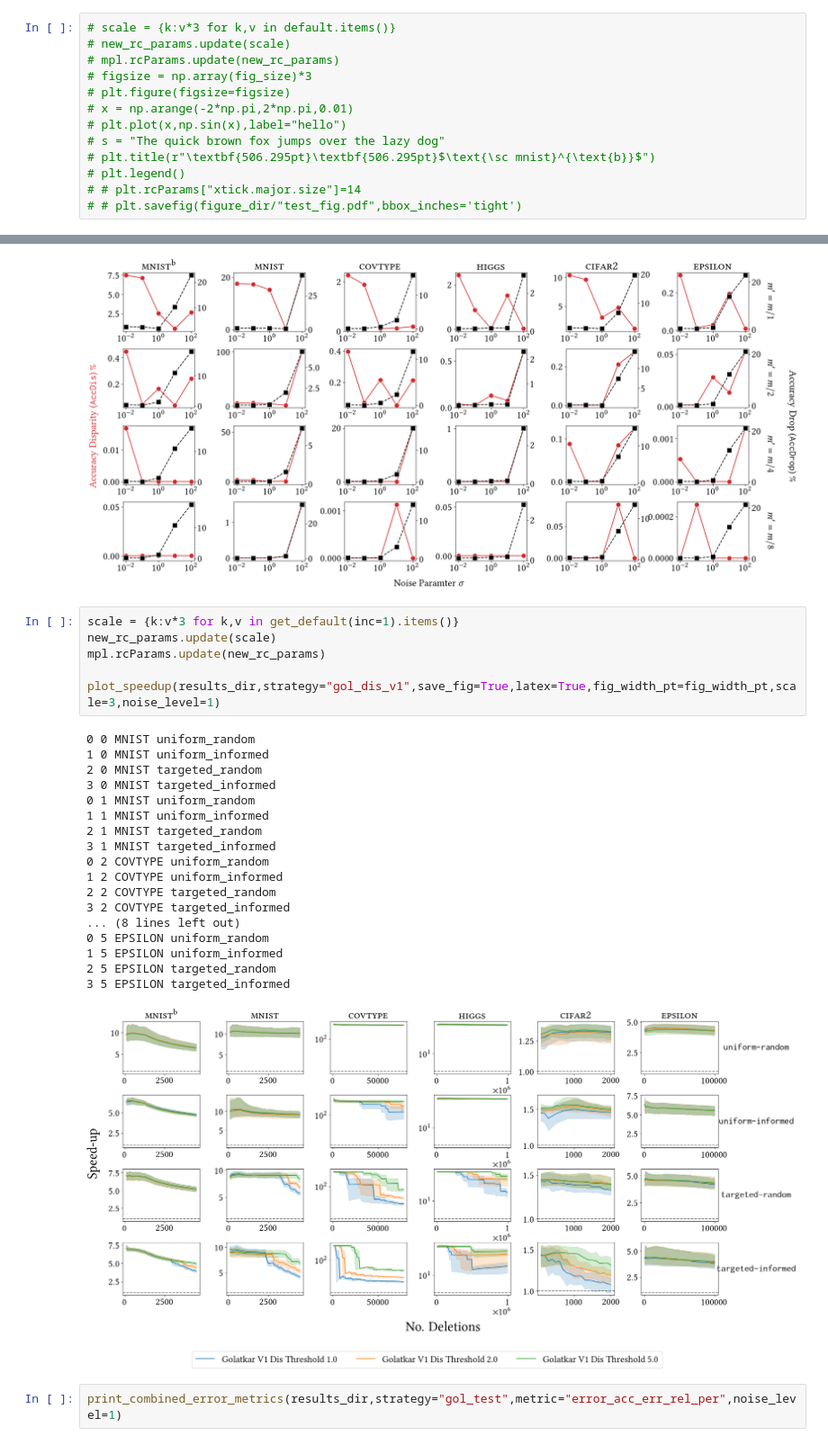
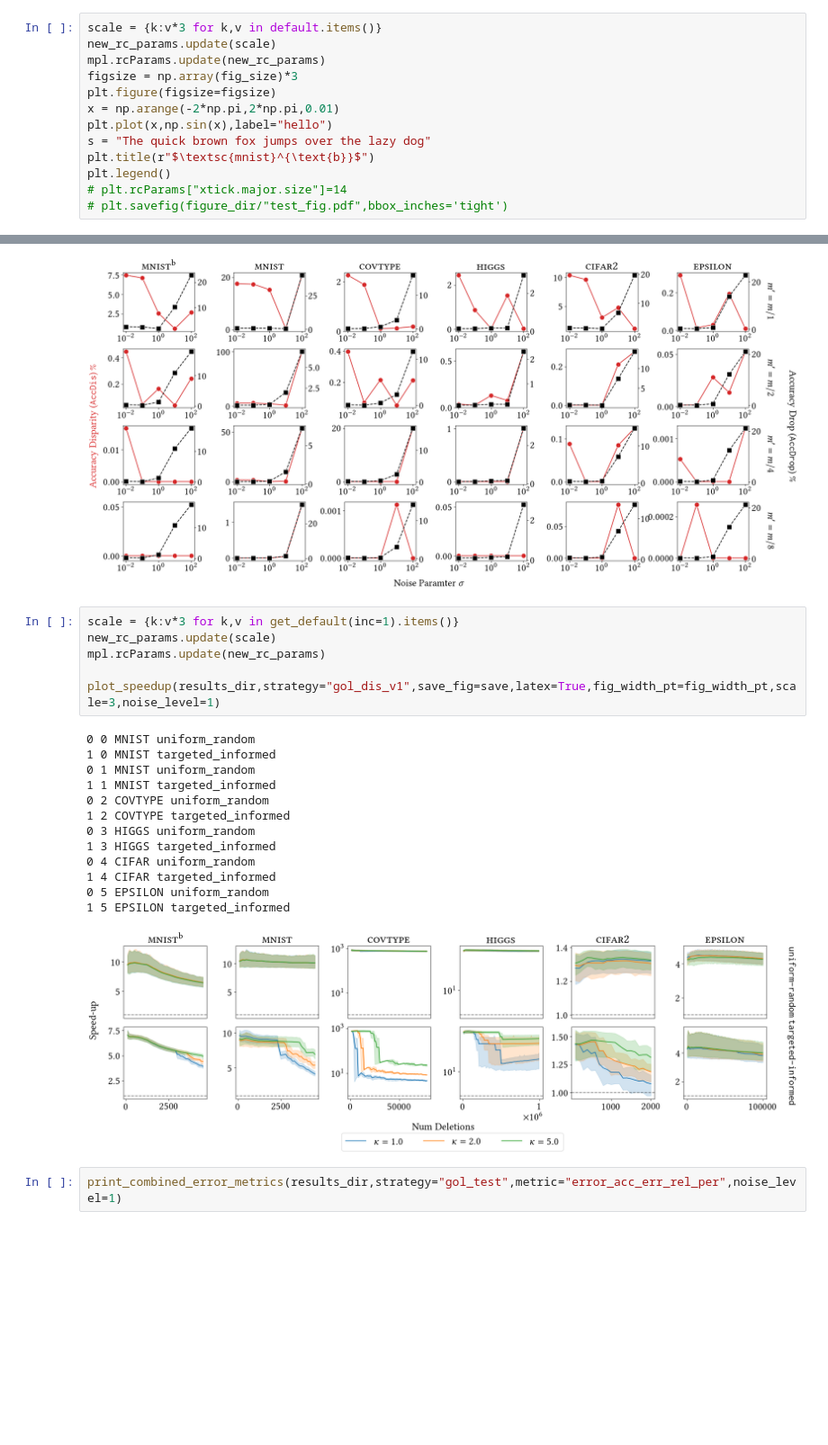
Before and after one commit to testc2/unlearning-experiments, a Jupyter notebook: code/plotting/Final Plots.ipynb, the cells around one changed output, grey strips where cells are left out. Shown at 90% size. Saved outputs shown, nothing was run; the diff lists cells and outputs as text; blank space fills up the shorter version.

Commit message:
Updates to plotting code
Adds custom plots, compresses existing plots and other minor things

```diff
--- a/code/plotting/Final Plots.ipynb
+++ b/code/plotting/Final Plots.ipynb
@@ -59,15 +60,15 @@ fig_size = [fig_width,fig_height]
 mpl.rcParams.update(new_rc_params)
 save = True
 # %%
-# scale = {k:v*3 for k,v in default.items()}
-# new_rc_params.update(scale)
-# mpl.rcParams.update(new_rc_params)
-# figsize = np.array(fig_size)*3
-# plt.figure(figsize=figsize)
-# x = np.arange(-2*np.pi,2*np.pi,0.01)
-# plt.plot(x,np.sin(x),label="hello")
-# s = "The quick brown fox jumps over the lazy dog"
-# plt.title(r"\textbf{506.295pt}\textbf{506.295pt}$\text{\sc mnist}^{\text{b}}$")
-# plt.legend()
-# # plt.rcParams["xtick.major.size"]=14
-# # plt.savefig(figure_dir/"test_fig.pdf",bbox_inches='tight')
+scale = {k:v*3 for k,v in default.items()}
+new_rc_params.update(scale)
+mpl.rcParams.update(new_rc_params)
+figsize = np.array(fig_size)*3
+plt.figure(figsize=figsize)
+x = np.arange(-2*np.pi,2*np.pi,0.01)
+plt.plot(x,np.sin(x),label="hello")
+s = "The quick brown fox jumps over the lazy dog"
+plt.title(r"$\textsc{mnist}^{\text{b}}$")
+plt.legend()
+# plt.rcParams["xtick.major.size"]=14
+# plt.savefig(figure_dir/"test_fig.pdf",bbox_inches='tight')
@@ -172,28 +176,23 @@ plot_unlearning_appendix(results_dir,method="gol",remove_ratio_idx=2,save_fig=sa
 # %%
 scale = {k:v*3 for k,v in get_default(inc=1).items()}
 new_rc_params.update(scale)
 mpl.rcParams.update(new_rc_params)
 
-plot_speedup(results_dir,strategy="gol_dis_v1",save_fig=True,latex=True,fig_width_pt=fig_width_pt,scale=3,noise_level=1)
+plot_speedup(results_dir,strategy="gol_dis_v1",save_fig=save,latex=True,fig_width_pt=fig_width_pt,scale=3,noise_level=1)
 # %% [output]
 0 0 MNIST uniform_random
-1 0 MNIST uniform_informed
-2 0 MNIST targeted_random
-3 0 MNIST targeted_informed
+1 0 MNIST targeted_informed
 0 1 MNIST uniform_random
-1 1 MNIST uniform_informed
-2 1 MNIST targeted_random
-3 1 MNIST targeted_informed
+1 1 MNIST targeted_informed
 0 2 COVTYPE uniform_random
-1 2 COVTYPE uniform_informed
-2 2 COVTYPE targeted_random
-3 2 COVTYPE targeted_informed
-... (8 lines left out)
+1 2 COVTYPE targeted_informed
+0 3 HIGGS uniform_random
+1 3 HIGGS targeted_informed
+0 4 CIFAR uniform_random
+1 4 CIFAR targeted_informed
 0 5 EPSILON uniform_random
-1 5 EPSILON uniform_informed
-2 5 EPSILON targeted_random
-3 5 EPSILON targeted_informed
+1 5 EPSILON targeted_informed
-[figure, old version]
+[figure, new version]
 # %%
 print_combined_error_metrics(results_dir,strategy="gol_test",metric="error_acc_err_rel_per",noise_level=1)
 # %% [output]
```
Also changed, not shown: parts of 6 cells of this notebook, 3 other files.
